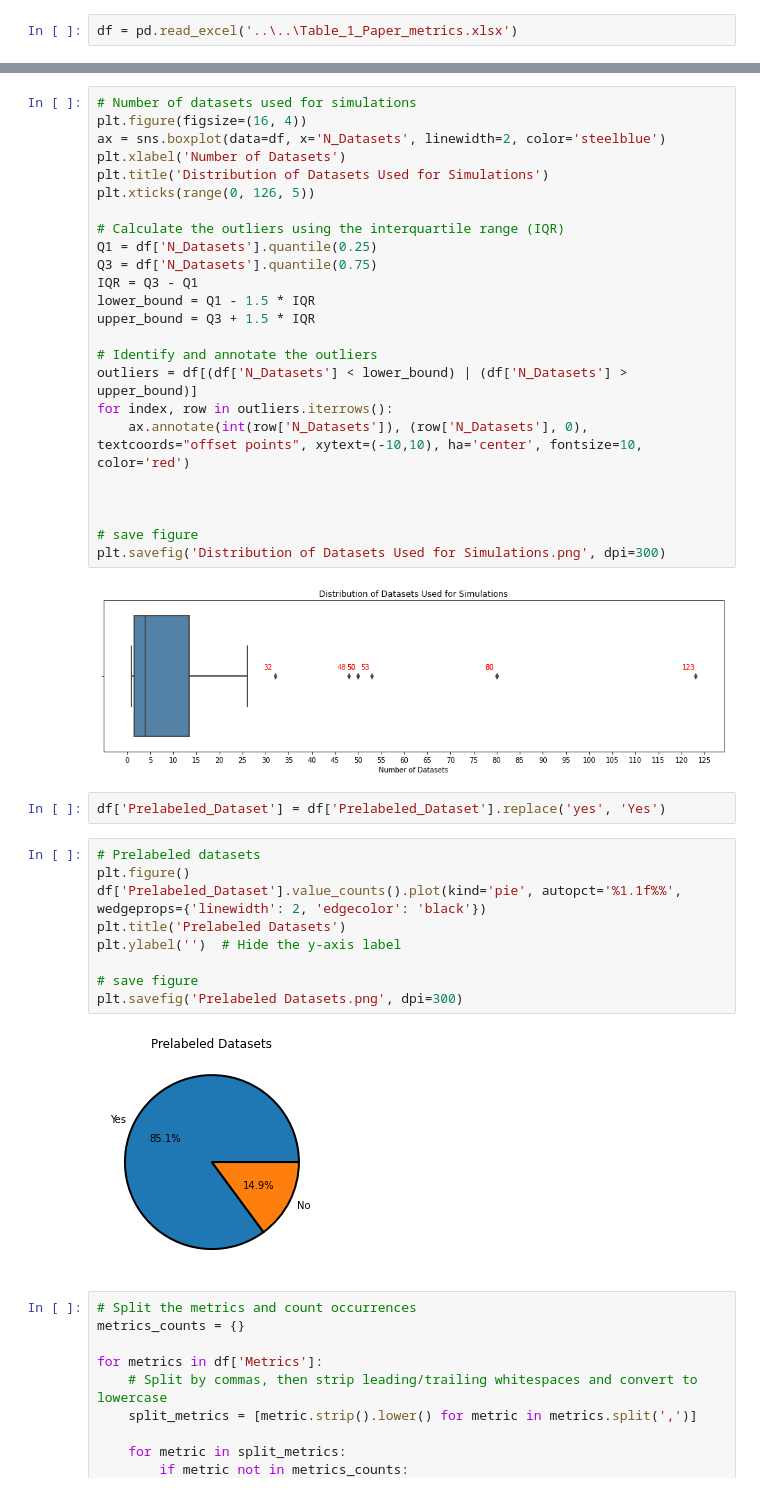
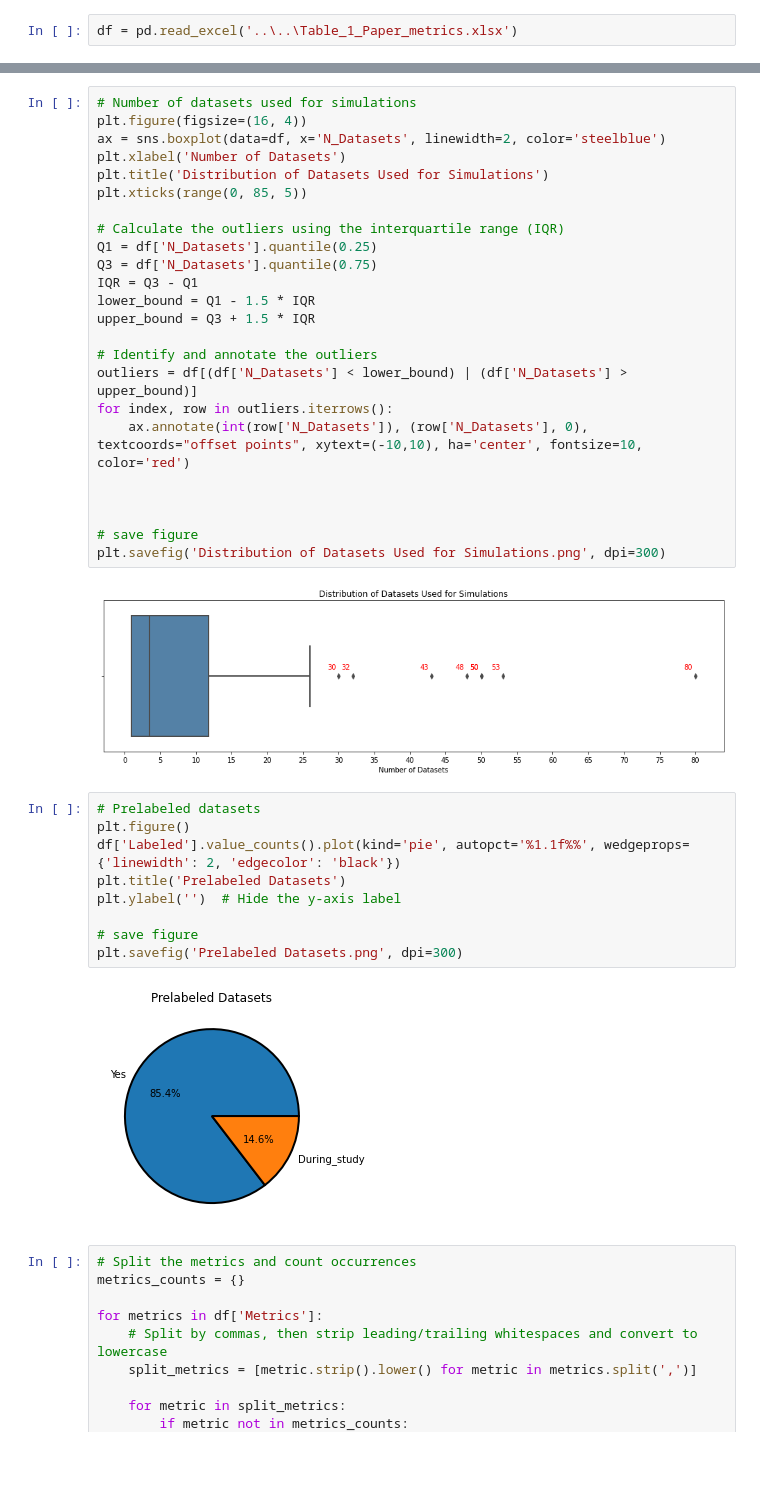
Before and after one commit to jteijema/Code-for-Simulation-Based-Active-Learning-for-Systematic-Reviews, a Jupyter notebook: Code/Papers/papers.ipynb, the cells around one changed output, grey strips where cells are left out. Cells and saved outputs as stored; diff of their text form; blank space fills up the shorter version.

```diff
--- a/Code/Papers/papers.ipynb
+++ b/Code/Papers/papers.ipynb
@@ -48,7 +48,7 @@ plt.figure(figsize=(16, 4))
 ax = sns.boxplot(data=df, x='N_Datasets', linewidth=2, color='steelblue')
 plt.xlabel('Number of Datasets')
 plt.title('Distribution of Datasets Used for Simulations')
-plt.xticks(range(0, 126, 5))
+plt.xticks(range(0, 85, 5))
 
 # Calculate the outliers using the interquartile range (IQR)
 Q1 = df['N_Datasets'].quantile(0.25)
@@ -67,20 +67,18 @@ for index, row in outliers.iterrows():
 # save figure
 plt.savefig('Distribution of Datasets Used for Simulations.png', dpi=300)
 # %% [output]
-[figure, old version]
+[figure, new version]
-# %%
-df['Prelabeled_Dataset'] = df['Prelabeled_Dataset'].replace('yes', 'Yes')
 # %%
 # Prelabeled datasets
 plt.figure()
-df['Prelabeled_Dataset'].value_counts().plot(kind='pie', autopct='%1.1f%%', wedgeprops={'linewidth': 2, 'edgecolor': 'black'})
+df['Labeled'].value_counts().plot(kind='pie', autopct='%1.1f%%', wedgeprops={'linewidth': 2, 'edgecolor': 'black'})
 plt.title('Prelabeled Datasets')
 plt.ylabel('')  # Hide the y-axis label
 
 # save figure
 plt.savefig('Prelabeled Datasets.png', dpi=300)
 # %% [output]
-[figure, old version]
+[figure, new version]
 # %%
 # Split the metrics and count occurrences
 metrics_counts = {}
```
Also changed, not shown: parts of 7 cells of this notebook, 24 other files.
